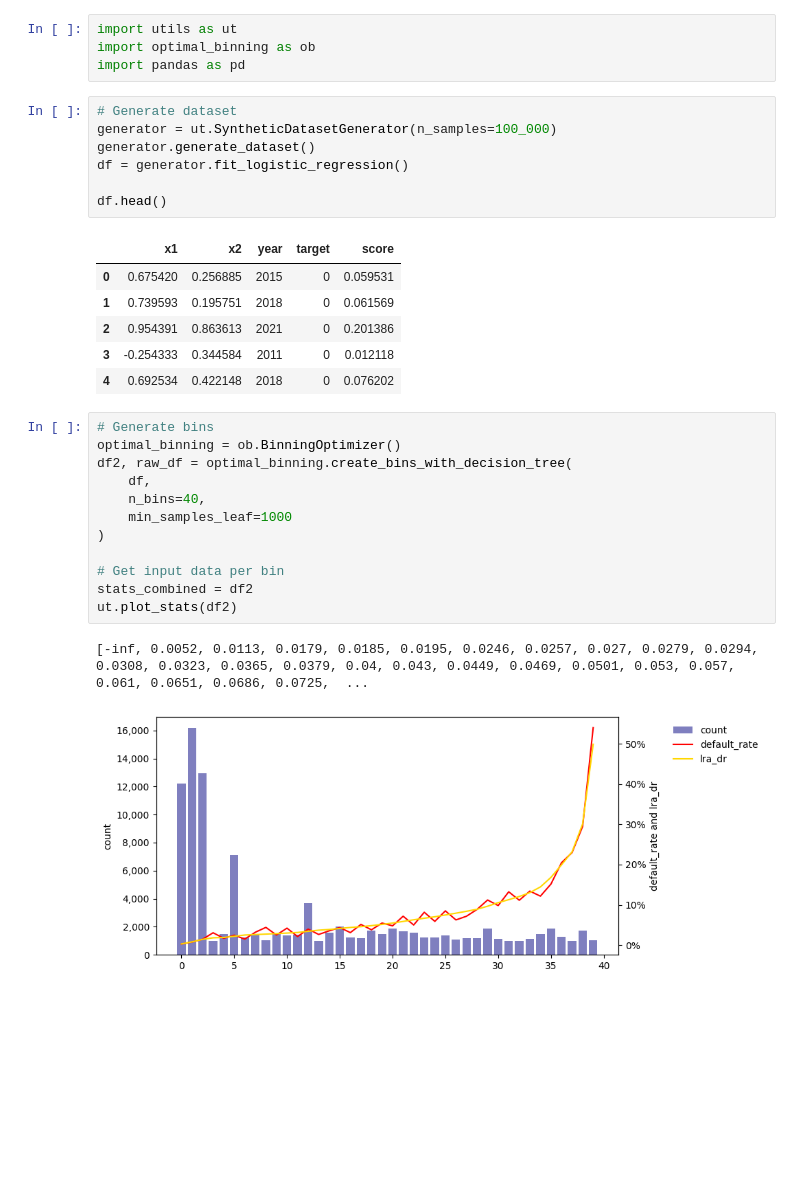
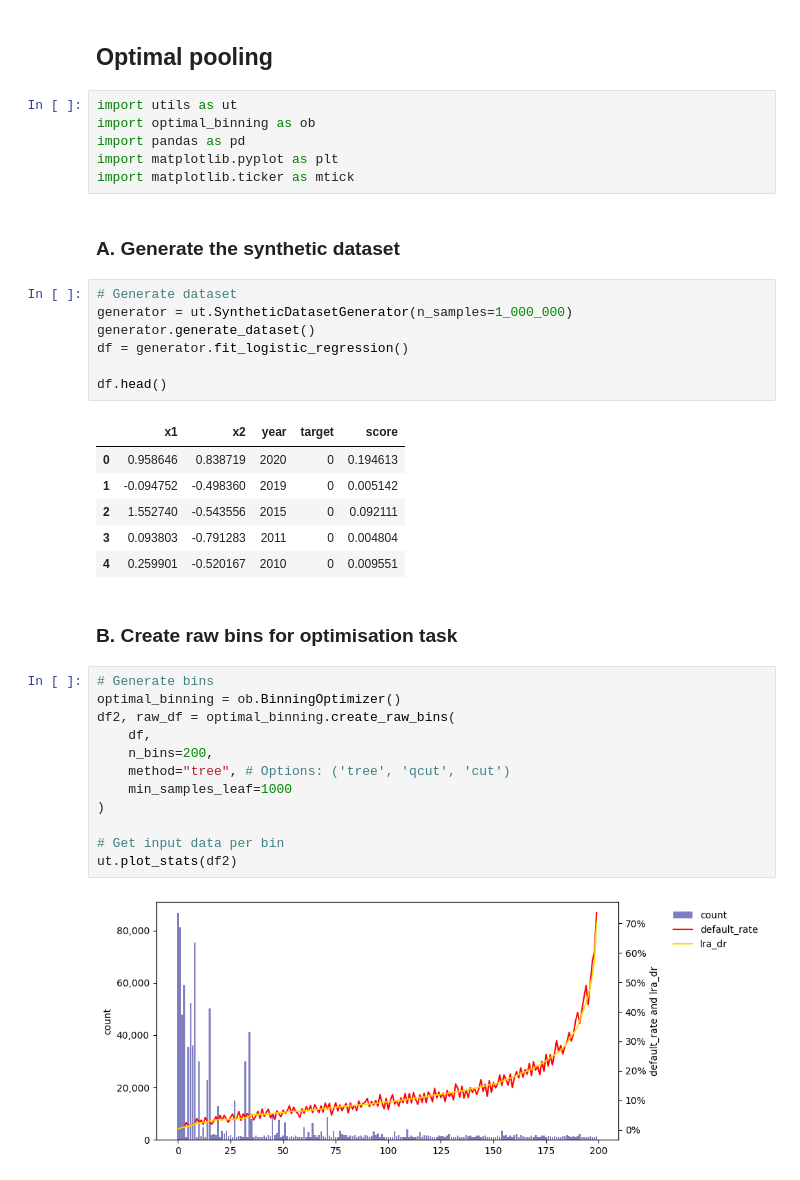
Before and after one commit to at621/optimal_binning, a Jupyter notebook: main.ipynb, the cells around one changed output. Cells and saved outputs as stored; diff of their text form; blank space fills up the shorter version.

Commit message:
introduced more methods for creating bins, refactoring

```diff
--- a/main.ipynb
+++ b/main.ipynb
@@ -1,33 +1,40 @@
+# %% [markdown]
+## Optimal pooling
 # %%
 import utils as ut
 import optimal_binning as ob
 import pandas as pd
+import matplotlib.pyplot as plt
+import matplotlib.ticker as mtick
+# %% [markdown]
+### A. Generate the synthetic dataset
 # %%
 # Generate dataset
-generator = ut.SyntheticDatasetGenerator(n_samples=100_000)
+generator = ut.SyntheticDatasetGenerator(n_samples=1_000_000)
 generator.generate_dataset()
 df = generator.fit_logistic_regression()
 
 df.head()
 # %% [output]
 |  | x1 | x2 | year | target | score |
-| 0 | 0.675420 | 0.256885 | 2015 | 0 | 0.059531 |
-| 1 | 0.739593 | 0.195751 | 2018 | 0 | 0.061569 |
-| 2 | 0.954391 | 0.863613 | 2021 | 0 | 0.201386 |
-| 3 | -0.254333 | 0.344584 | 2011 | 0 | 0.012118 |
-| 4 | 0.692534 | 0.422148 | 2018 | 0 | 0.076202 |
+| 0 | 0.958646 | 0.838719 | 2020 | 0 | 0.194613 |
+| 1 | -0.094752 | -0.498360 | 2019 | 0 | 0.005142 |
+| 2 | 1.552740 | -0.543556 | 2015 | 0 | 0.092111 |
+| 3 | 0.093803 | -0.791283 | 2011 | 0 | 0.004804 |
+| 4 | 0.259901 | -0.520167 | 2010 | 0 | 0.009551 |
+# %% [markdown]
+### B. Create raw bins for optimisation task
 # %%
 # Generate bins
 optimal_binning = ob.BinningOptimizer()
-df2, raw_df = optimal_binning.create_bins_with_decision_tree(
+df2, raw_df = optimal_binning.create_raw_bins(
     df,
-    n_bins=40,
+    n_bins=200,
+    method="tree", # Options: ('tree', 'qcut', 'cut')
     min_samples_leaf=1000
 )
 
 # Get input data per bin
-stats_combined = df2
 ut.plot_stats(df2)
 # %% [output]
-[-inf, 0.0052, 0.0113, 0.0179, 0.0185, 0.0195, 0.0246, 0.0257, 0.027, 0.0279, 0.0294, 0.0308, 0.0323, 0.0365, 0.0379, 0.04, 0.043, 0.0449, 0.0469, 0.0501, 0.053, 0.057, 0.061, 0.0651, 0.0686, 0.0725,  ...
-[figure, old version]
+[figure, new version]
```
Also changed, not shown: parts of 10 cells of this notebook, 1 other file.
